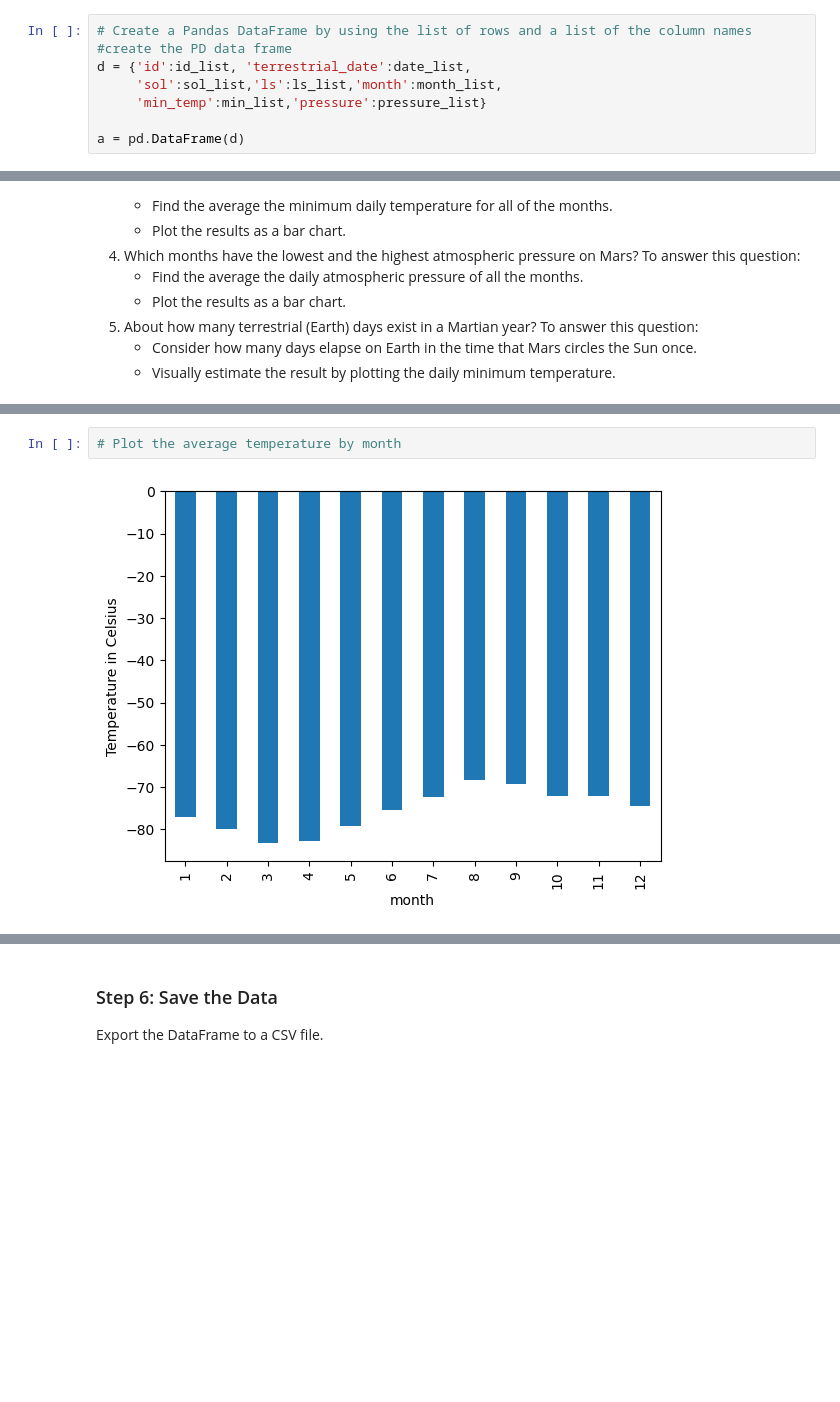
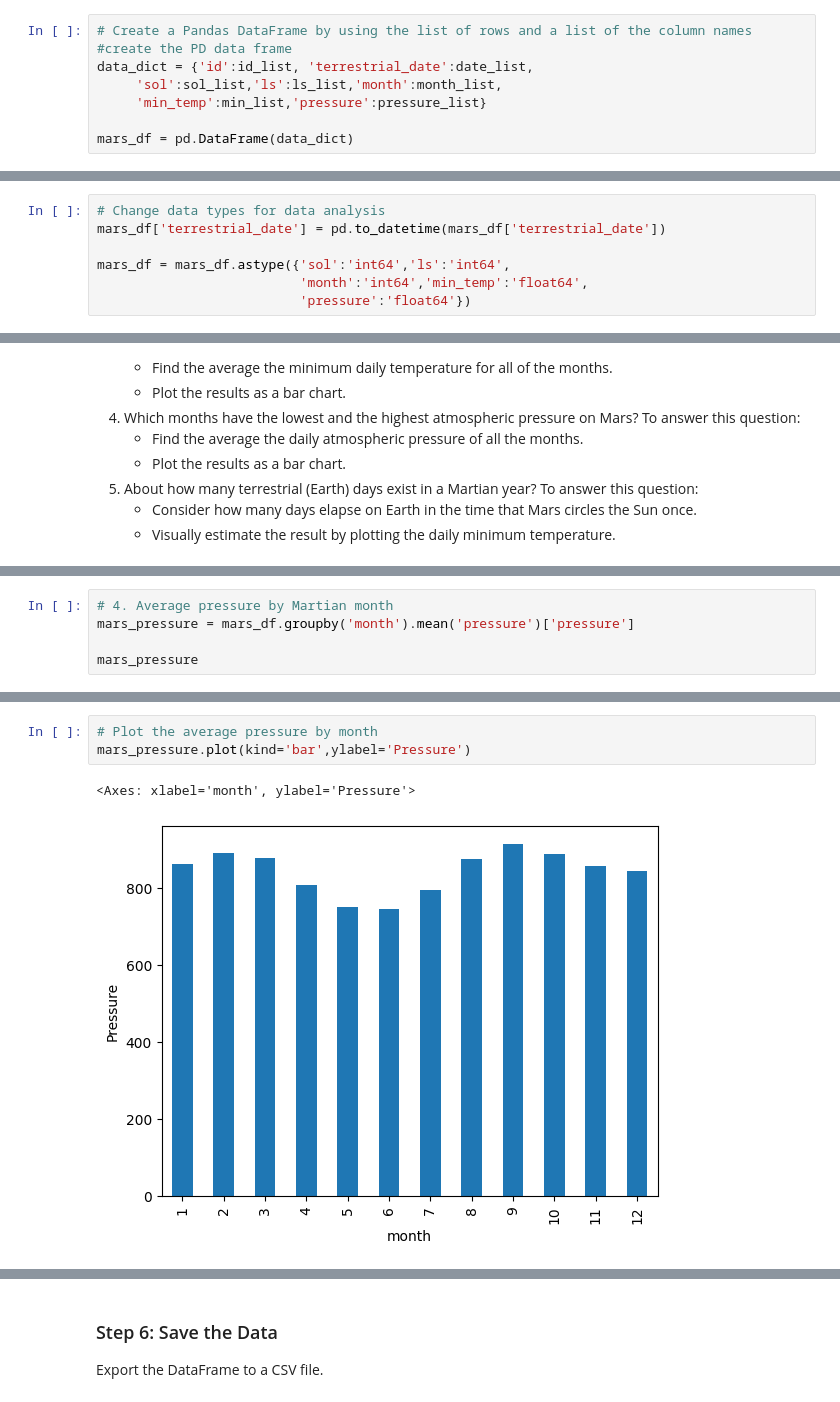
Before and after one commit to PeterTramm/html-scrape-challenge, a Jupyter notebook: Starter_Code/part_2_mars_weather.ipynb, the cells around one changed output, grey strips where cells are left out. Drawn from its saved outputs; the diff is of its cells as text; blank space fills up the shorter version.

Commit message:
Finished pandas data analysis

```diff
--- a/Starter_Code/part_2_mars_weather.ipynb
+++ b/Starter_Code/part_2_mars_weather.ipynb
@@ -114,10 +114,10 @@ for row in row_data:
 # %%
 # Create a Pandas DataFrame by using the list of rows and a list of the column names
 #create the PD data frame
-d = {'id':id_list, 'terrestrial_date':date_list,
+data_dict = {'id':id_list, 'terrestrial_date':date_list,
      'sol':sol_list,'ls':ls_list,'month':month_list,
      'min_temp':min_list,'pressure':pressure_list}
 
-a = pd.DataFrame(d)
+mars_df = pd.DataFrame(data_dict)
 # %%
 # Confirm DataFrame was created successfully
@@ -152,2 +150,9 @@ dtype: object
+# %%
+# Change data types for data analysis
+mars_df['terrestrial_date'] = pd.to_datetime(mars_df['terrestrial_date'])
+
+mars_df = mars_df.astype({'sol':'int64','ls':'int64',
+                          'month':'int64','min_temp':'float64',
+                          'pressure':'float64'})
 # %%
 # Confirm type changes were successful by examining data types again
@@ -215,0 +248,5 @@ Name: min_temp, dtype: float64
+# %%
+# 4. Average pressure by Martian month
+mars_pressure = mars_df.groupby('month').mean('pressure')['pressure']
+
+mars_pressure
@@ -216,4 +268,6 @@ Name: min_temp, dtype: float64
 # %%
-# Plot the average temperature by month
+# Plot the average pressure by month
+mars_pressure.plot(kind='bar',ylabel='Pressure')
 # %% [output]
+<Axes: xlabel='month', ylabel='Pressure'>
-[figure, old version]
+[figure, new version]
```
Also changed, not shown: parts of 20 cells of this notebook.
